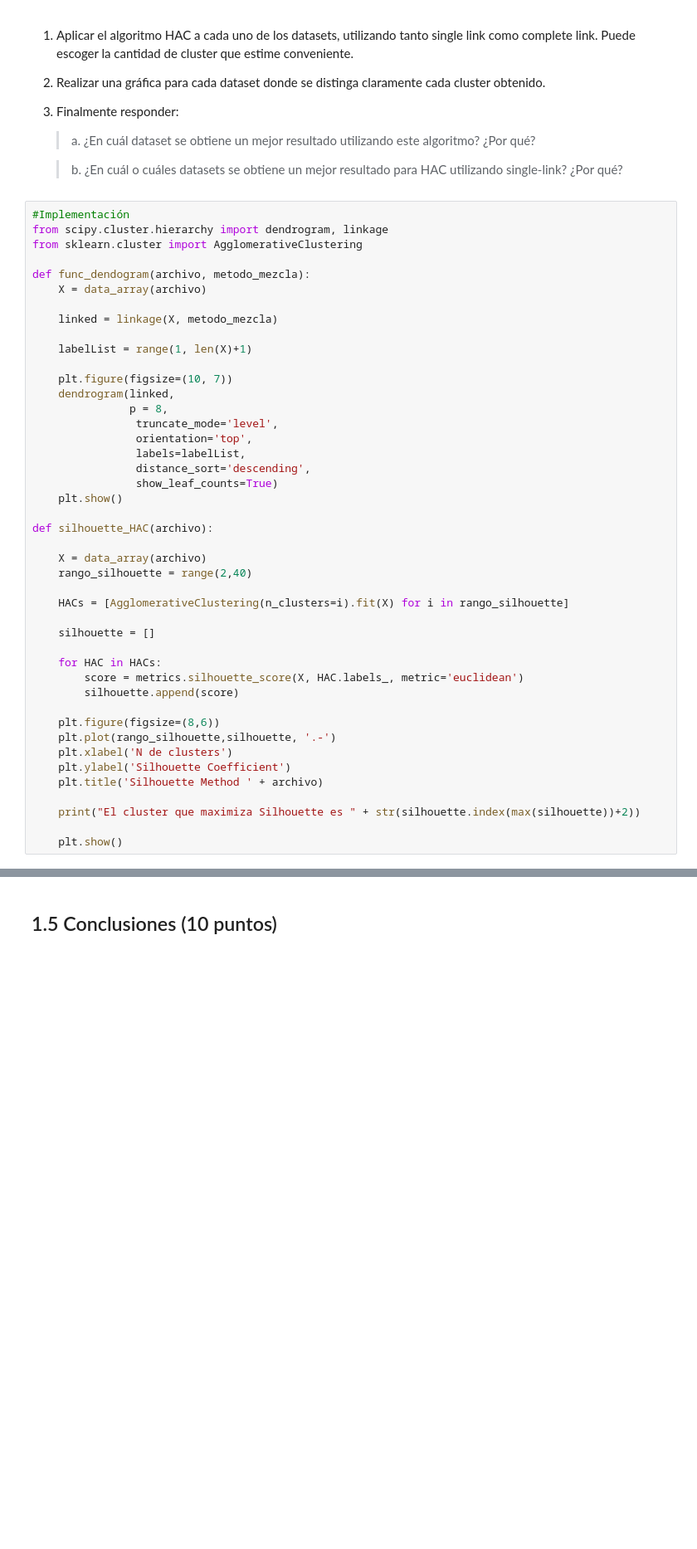
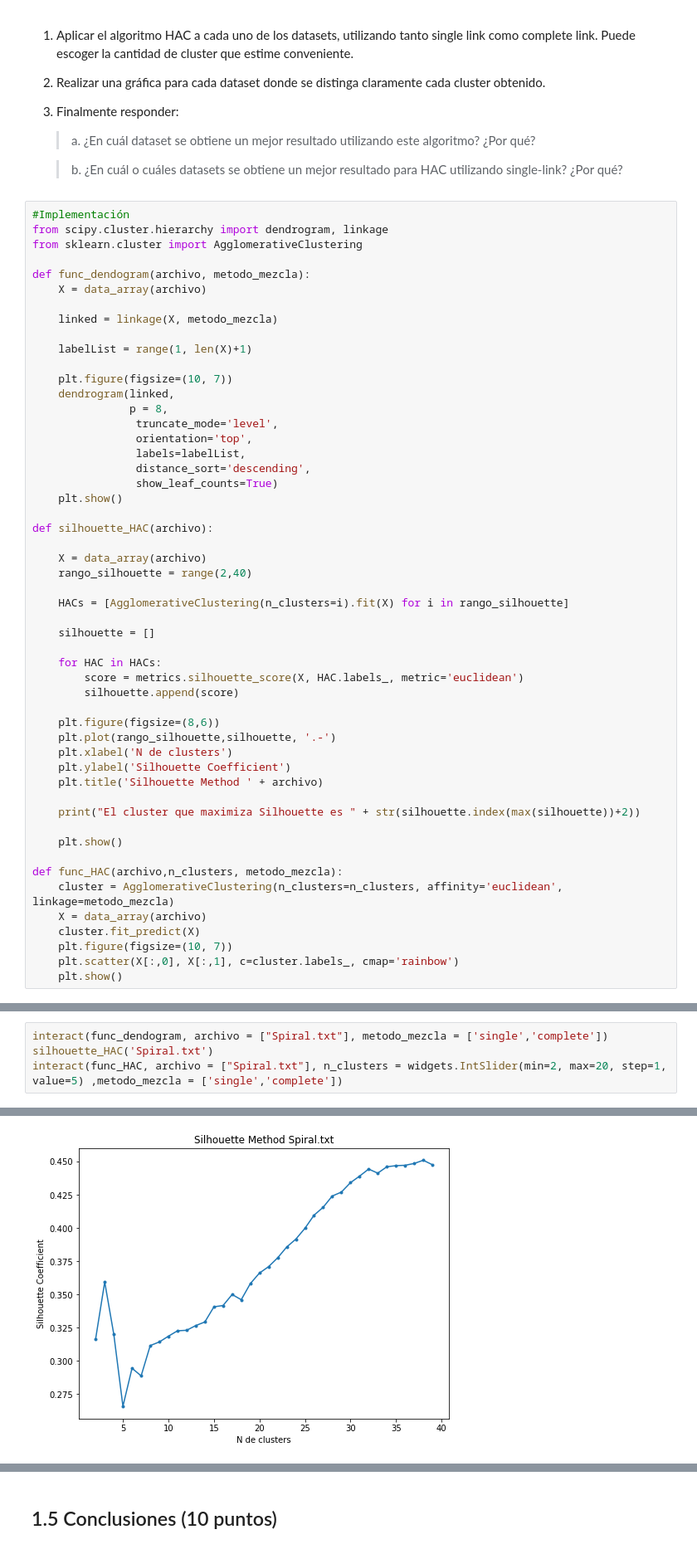
Before and after one commit to luciofondon98/Reconocimiento-de-Patrones-2021-1, a Jupyter notebook: Tarea 1/Tarea 1 - INF 479 .ipynb, the cells around one changed output, grey strips where cells are left out. Shown at 83% size. Cells and saved outputs as stored; diff of their text form; blank space fills up the shorter version.

```diff
--- a/Tarea 1/Tarea 1 - INF 479 .ipynb
+++ b/Tarea 1/Tarea 1 - INF 479 .ipynb
@@ -350,3 +364,11 @@ def silhouette_HAC(archivo):
     print("El cluster que maximiza Silhouette es " + str(silhouette.index(max(silhouette))+2))
 
     plt.show()
+
+def func_HAC(archivo,n_clusters, metodo_mezcla):
+    cluster = AgglomerativeClustering(n_clusters=n_clusters, affinity='euclidean', linkage=metodo_mezcla)
+    X = data_array(archivo)
+    cluster.fit_predict(X)
+    plt.figure(figsize=(10, 7))
+    plt.scatter(X[:,0], X[:,1], c=cluster.labels_, cmap='rainbow')
+    plt.show()
@@ -367,0 +377,5 @@ plt.scatter(X[:,0], X[:,1], c=cluster.labels_, cmap='rainbow')
+# %%
+interact(func_dendogram, archivo = ["Spiral.txt"], metodo_mezcla = ['single','complete'])
+silhouette_HAC('Spiral.txt')
+interact(func_HAC, archivo = ["Spiral.txt"], n_clusters = widgets.IntSlider(min=2, max=20, step=1, value=5) ,metodo_mezcla = ['single','complete'])
+# %% [output]
@@ -367,0 +384 @@ plt.scatter(X[:,0], X[:,1], c=cluster.labels_, cmap='rainbow')
+[figure, added]
```
Also changed, not shown: parts of 42 cells of this notebook.
